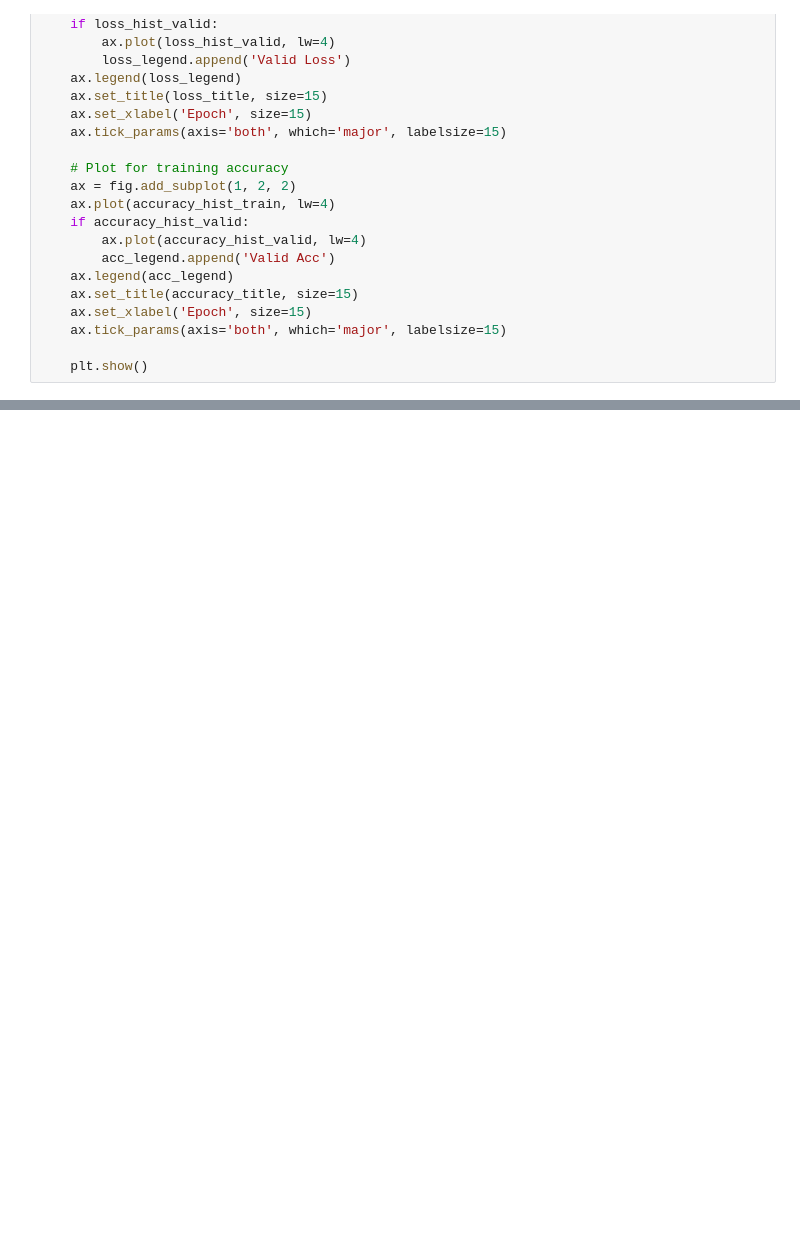
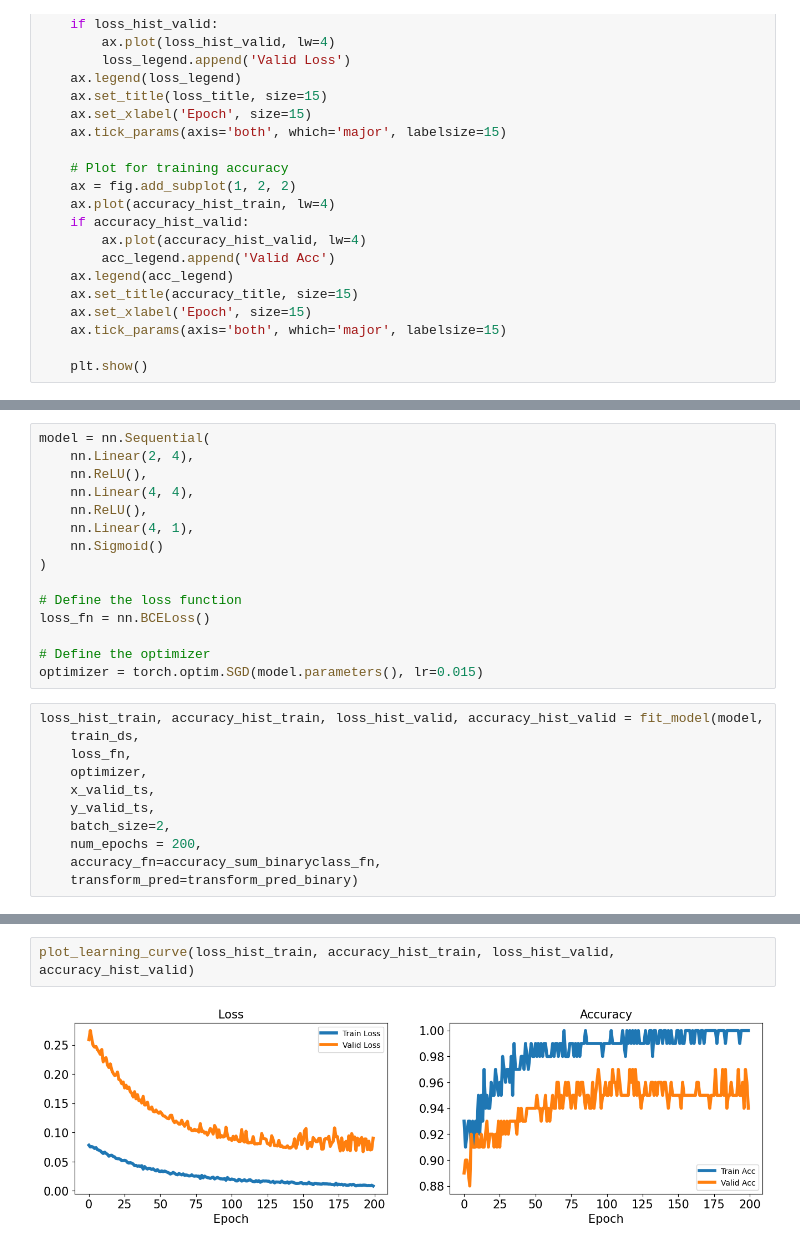
Before and after one commit to juancolamendy/ml-tutorials, a Jupyter notebook: pytorch/classification_xor.ipynb, the cells around one changed output, grey strips where cells are left out. Saved outputs shown, nothing was run; the diff lists cells and outputs as text; blank space fills up the shorter version.

```diff
--- a/pytorch/classification_xor.ipynb
+++ b/pytorch/classification_xor.ipynb
@@ -229,0 +228,26 @@ plot_learning_curve(loss_hist_train, accuracy_hist_train, loss_hist_valid, accur
+# %%
+model = nn.Sequential(
+    nn.Linear(2, 4),
+    nn.ReLU(),
+    nn.Linear(4, 4),
+    nn.ReLU(),
+    nn.Linear(4, 1),
+    nn.Sigmoid()
+)
+
+# Define the loss function
+loss_fn = nn.BCELoss()
+
+# Define the optimizer
+optimizer = torch.optim.SGD(model.parameters(), lr=0.015)
+# %%
+loss_hist_train, accuracy_hist_train, loss_hist_valid, accuracy_hist_valid = fit_model(model,
+    train_ds,
+    loss_fn,
+    optimizer,
+    x_valid_ts,
+    y_valid_ts,
+    batch_size=2,
+    num_epochs = 200,
+    accuracy_fn=accuracy_sum_binaryclass_fn,
+    transform_pred=transform_pred_binary)
@@ -229,0 +275,4 @@ plot_learning_curve(loss_hist_train, accuracy_hist_train, loss_hist_valid, accur
+# %%
+plot_learning_curve(loss_hist_train, accuracy_hist_train, loss_hist_valid, accuracy_hist_valid)
+# %% [output]
+[figure, added]
```
Also changed, not shown: parts of 9 cells of this notebook, 1 other file.
